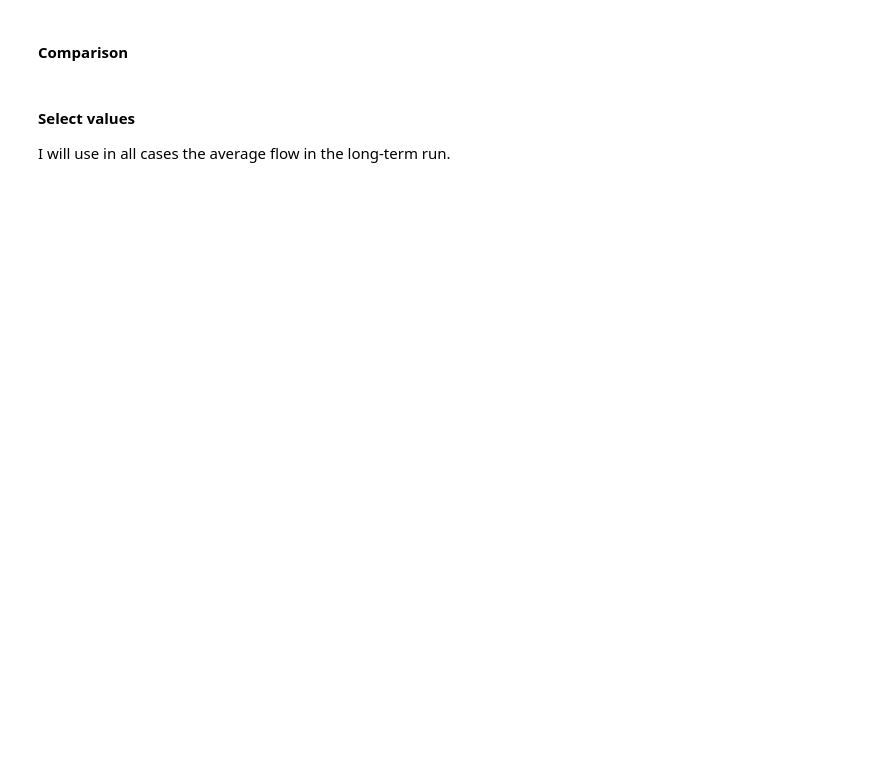
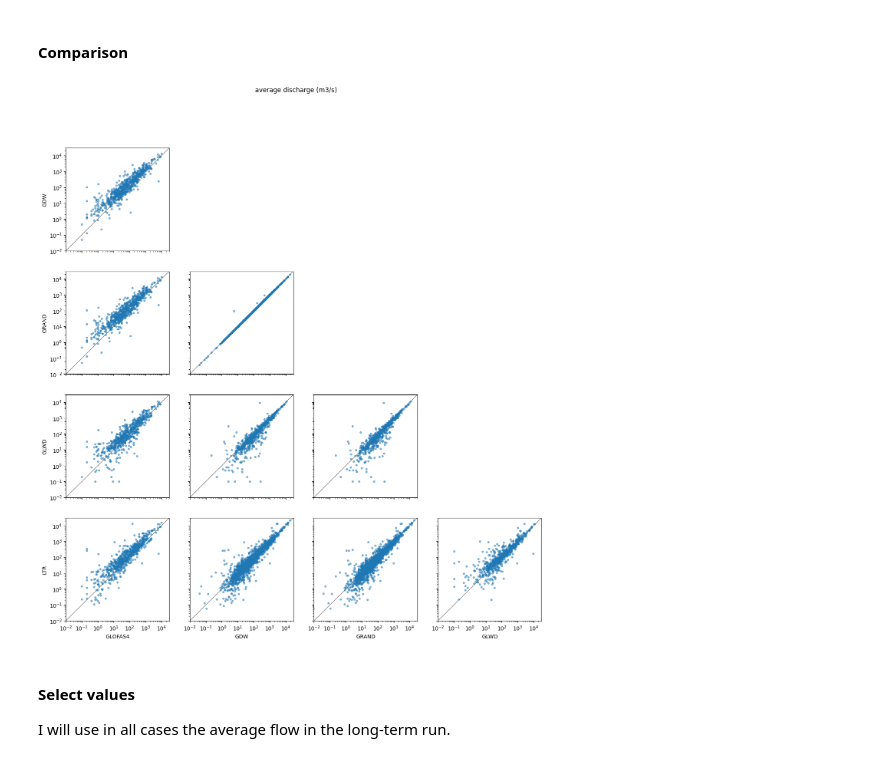
Before and after one commit to casadoj/lisflood-reservoirs, a Jupyter notebook: notebook/GloFAS5/1.2_GloFAS_reservoir_tables.ipynb, the cells around one changed output. Saved outputs shown, nothing was run; the diff lists cells and outputs as text; code cells hidden in the pictures; blank space fills up the shorter version.

```diff
--- a/notebook/GloFAS5/1.2_GloFAS_reservoir_tables.ipynb
+++ b/notebook/GloFAS5/1.2_GloFAS_reservoir_tables.ipynb
@@ -522,10 +538,3 @@ plt.savefig(PATH_OUT / 'plots' / 'area_pairplot.jpg', dpi=300, bbox_inches='tigh
 There is an error in the units in some ICOLD values.
 # %% [markdown]
 #### Select values
-# %%
-# select value from GRAND, GLOFAS4, HYLAK or ICOLD in that order
-for source in ['GRAND', 'GLWD', 'ICOLD']:
-    missing = area.GLOFAS5.isnull()
-    mask = area[source].notnull()
-    area.loc[missing & mask, 'GLOFAS5'] = area.loc[missing & mask, source]
-    area.loc[missing & mask, 'SOURCE'] = source
@@ -556,0 +541,11 @@ glofas5.loc[area.index, ['AREA_SKM', 'AREA_SRC']] = area[['GLOFAS5', 'SOURCE']].
+# %%
+# select value from GRAND, GLOFAS4, HYLAK or ICOLD in that order
+for source in ['GRAND', 'GDW', 'GLWD', 'ICOLD']:
+    missing = area.GLOFAS5.isnull()
+    mask = area[source].notnull()
+    area.loc[missing & mask, 'GLOFAS5'] = area.loc[missing & mask, source]
+    area.loc[missing & mask, 'SOURCE'] = source
+
+print('{0} reservoirs are missing the area value'.format(area.GLOFAS5.isnull().sum()))
+print('{0} reservoirs have nevative area value'.format((area.GLOFAS5 < 0).sum()))
+area.SOURCE.value_counts()
@@ -559,16 +586,24 @@ glofas5.loc[area.index, ['AREA_SKM', 'AREA_SRC']] = area[['GLOFAS5', 'SOURCE']].
 # %% [markdown]
 I do not include the values reported in HydroLakes (`Dis_avg`) because they are identical to those in GRanD.
 # %%
-dis_avg = pd.DataFrame(index=glofas5.index, columns=['GLOFAS4', 'LTR', 'GRAND', 'GLWD', 'GLOFAS5', 'SOURCE'], dtype=float)
+dis_avg = pd.DataFrame(index=glofas5.index, columns=['GLOFAS4', 'LTR', 'GDW', 'GRAND', 'GLWD', 'GLOFAS5', 'SOURCE'], dtype=float)
 dis_avg.SOURCE = dis_avg.SOURCE.astype(str)
 
 # GLOFAS4 reservoir parameter
 dis_avg.loc[glofas4.index, 'GLOFAS4'] = glofas4.normq
 
 # GLOFAS4 long-run average
-dis_avg['LTR'] = dis_avg_ltr.sel({'x': poi_5['x'], 'y': poi_5['y']}, method='nearest').to_pandas()
-dis_avg['LTR'] = extract_timeseries(dis_avg_ltr, poi_4, inflow=True, ldd=ldd).to_pandas()
+# dis_avg['LTR'] = dis_avg_ltr.sel({'x': poi_5['x'], 'y': poi_5['y']}, method='nearest').to_pandas()
+dis_avg['LTR'] = extract_timeseries(
+    dis_avg_ltr,
+    poi_4.sortby(idx_name).rename({idx_name: 'id'}),
+    inflow=True,
+    ldd=ldd
+).to_pandas()['dis']
 # dis_avg['LTR'] = inflow_ltr.mean('time')
+
+# GDW
+dis_avg.loc[mask.index, 'GDW'] = gdw.DIS_AVG_LS * 1e-3
 
 # GRanD
 dis_avg.loc[mask.index, 'GRAND'] = grand.DIS_AVG_LS * 1e-3
@@ -579,13 +632,15 @@ dis_avg.loc[glwd.index, 'GLWD'] = glwd.INFLOW_CMS
 #### Comparison
 # %%
 compare_attributes(
-    dis_avg[['GLOFAS4', 'GRAND', 'GLWD', 'LTR']],
+    dis_avg[['GLOFAS4', 'GDW', 'GRAND', 'GLWD', 'LTR']],
     thr=0,
     vmin=0.01,
     vmax=3e4,
     title='average discharge (m3/s)'
 )
 plt.savefig(PATH_OUT / 'plots' / 'dis_avg_pairplot.jpg', dpi=300, bbox_inches='tight')
+# %% [output]
+[figure, added]
 # %% [markdown]
 #### Select values
 I will use in all cases the average flow in the long-term run.
```
Also changed, not shown: parts of 84 cells of this notebook, 1 other file.
